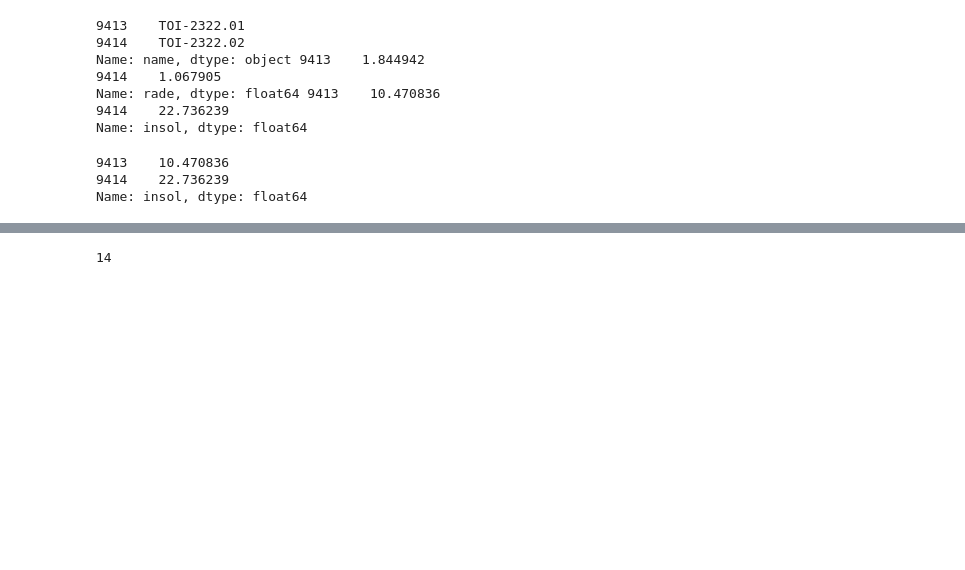
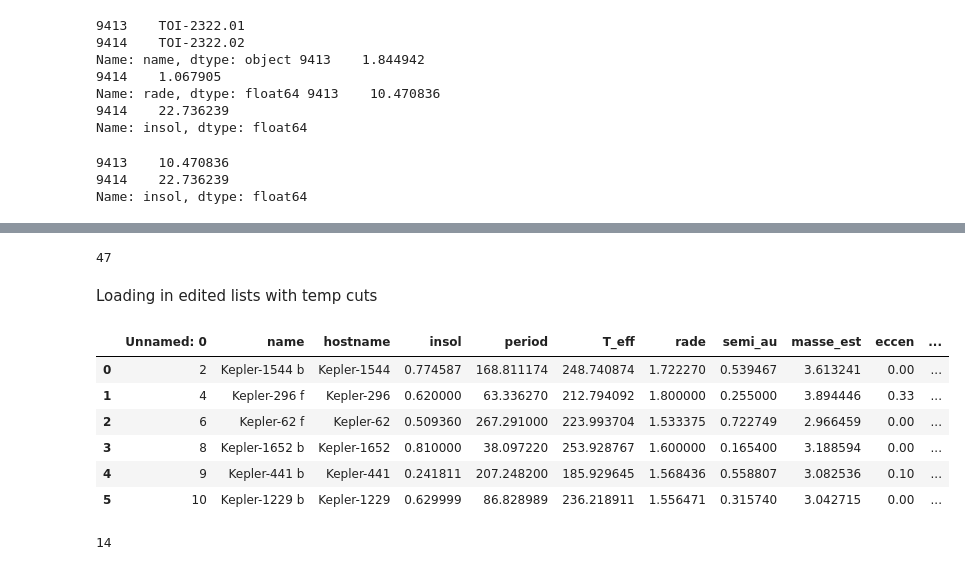
Before and after one commit to lupitatovar/Cool-Worlds, a Jupyter notebook: notebooks/Target List.ipynb, the cells around one changed output, grey strips where cells are left out. Cells and saved outputs as stored; diff of their text form; code cells hidden in the pictures; blank space fills up the shorter version.

```diff
--- a/notebooks/Target List.ipynb
+++ b/notebooks/Target List.ipynb
@@ -140,0 +121,19 @@ candidates
+# %%
+len(candidates)
+# %% [output]
+47
+# %% [markdown]
+Loading in edited lists with temp cuts
+# %%
+cands =pd.read_csv('/Users/lupitatovar/Cool-Worlds/targets/candidates_temp_cuts.csv')
+conf =pd.read_csv('/Users/lupitatovar/Cool-Worlds/targets/confirmed_temp_cuts.csv')
+# %%
+conf
+# %% [output]
+|  | Unnamed: 0 | name | hostname | insol | period | T_eff | rade | semi_au | masse_est | eccen | ... |
+| 0 | 2 | Kepler-1544 b | Kepler-1544 | 0.774587 | 168.811174 | 248.740874 | 1.722270 | 0.539467 | 3.613241 | 0.00 | ... |
+| 1 | 4 | Kepler-296 f | Kepler-296 | 0.620000 | 63.336270 | 212.794092 | 1.800000 | 0.255000 | 3.894446 | 0.33 | ... |
+| 2 | 6 | Kepler-62 f | Kepler-62 | 0.509360 | 267.291000 | 223.993704 | 1.533375 | 0.722749 | 2.966459 | 0.00 | ... |
+| 3 | 8 | Kepler-1652 b | Kepler-1652 | 0.810000 | 38.097220 | 253.928767 | 1.600000 | 0.165400 | 3.188594 | 0.00 | ... |
+| 4 | 9 | Kepler-441 b | Kepler-441 | 0.241811 | 207.248200 | 185.929645 | 1.568436 | 0.558807 | 3.082536 | 0.10 | ... |
+| 5 | 10 | Kepler-1229 b | Kepler-1229 | 0.629999 | 86.828989 | 236.218911 | 1.556471 | 0.315740 | 3.042715 | 0.00 | ... |
```
Also changed, not shown: parts of 5 cells of this notebook, 5 other files.
